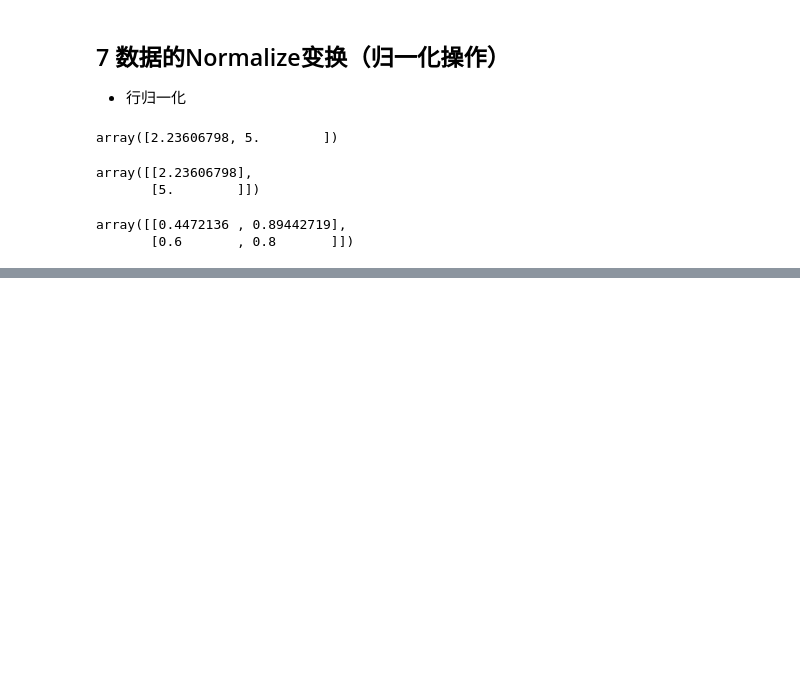
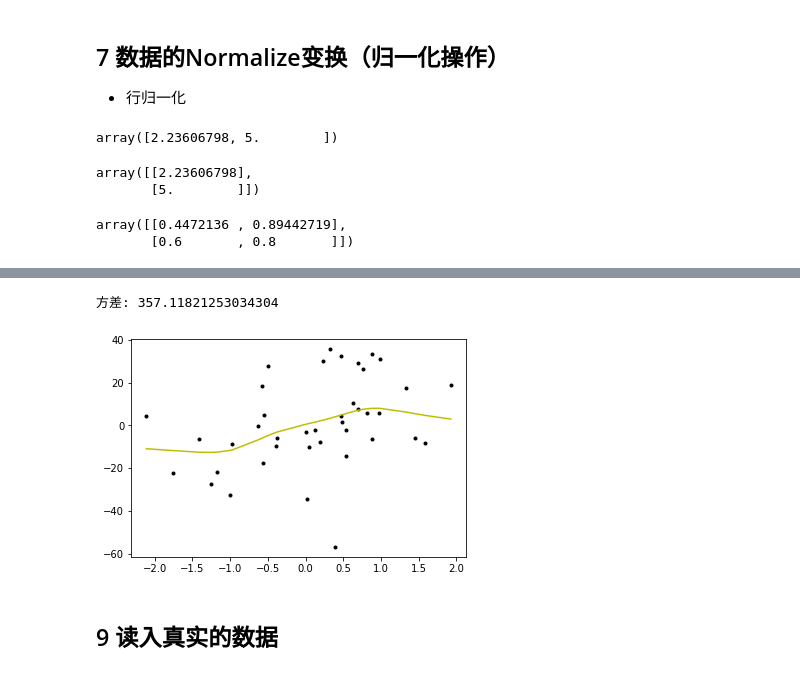
Before and after one commit to zingp/machine-learning, a Jupyter notebook: LinearModel/linear_regression.ipynb, the cells around one changed output, grey strips where cells are left out. Cells and saved outputs as stored; diff of their text form; code cells hidden in the pictures; blank space fills up the shorter version.

```diff
--- a/LinearModel/linear_regression.ipynb
+++ b/LinearModel/linear_regression.ipynb
@@ -441,0 +529,34 @@ array([[0.4472136 , 0.89442719],
+# %%
+class ElasticNetRegression(Regression):
+    """
+    带有L1L2调和的多项式回归
+    -----------------
+    degree
+    alpha
+    l1_ratio
+    n_iterations
+    learning_rate
+
+    normalized
+    """
+    def __init__(self,degree,alpha=0.5,l1_ratio=0.5,n_iterations=3000,learning_rate=0.01,normalized=True):
+        self.degree=degree
+        self.regularization=l1_l2_regularization(alpha=alpha,l1_ratio=l1_ratio)
+        self.normalized=normalized
+        super(ElasticNetRegression,self).__init__(n_iterations,learning_rate)
+
+    def fit(self,X,y):
+        X=polynomial_features(X,degree=self.degree)
+        if self.normalized:
+            X=normalize(X)
+        super(ElasticNetRegression,self).fit(X,y)
+
+    def predict(self,X):
+        X=polynomial_features(X,degree=self.degree)
+        if self.normalized:
+            X=normalize(X)
+        return super(ElasticNetRegression,self).predict(X)
+# %%
+e_model = ElasticNetRegression(degree=4,alpha=2000,l1_ratio=0.8,n_iterations=1000,learning_rate=0.01)
+# %%
+e_model.fit(X_train, y_train)
@@ -441,0 +568,7 @@ array([[0.4472136 , 0.89442719],
+# %%
+test_and_draw(e_model)
+# %% [output]
+方差: 357.11821253034304
+[figure, added]
+# %% [markdown]
+## 9 读入真实的数据
```
Also changed, not shown: parts of 52 cells of this notebook.
